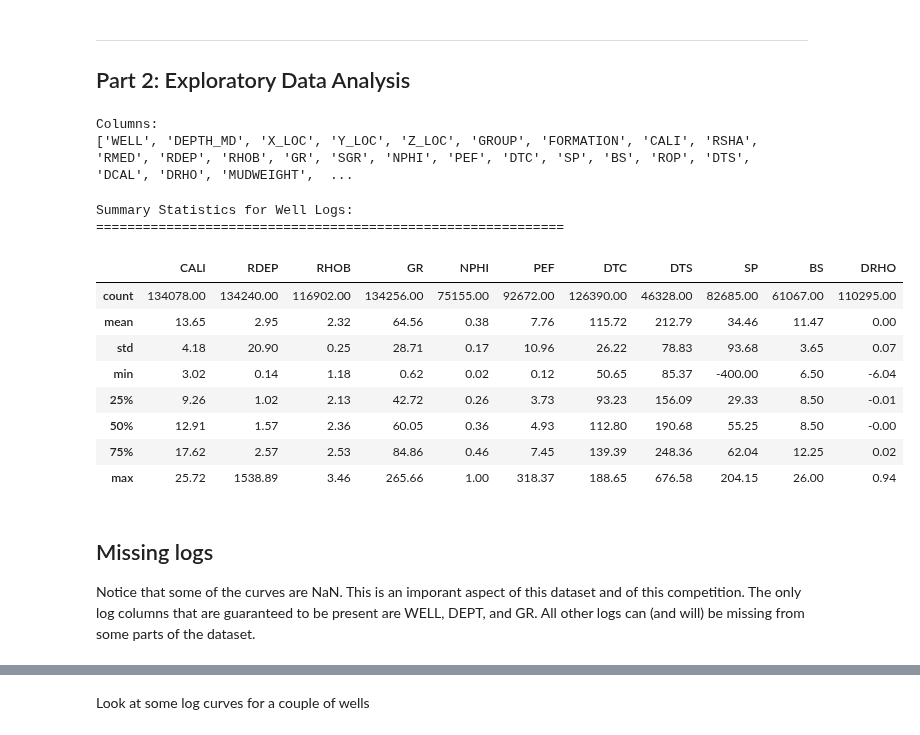
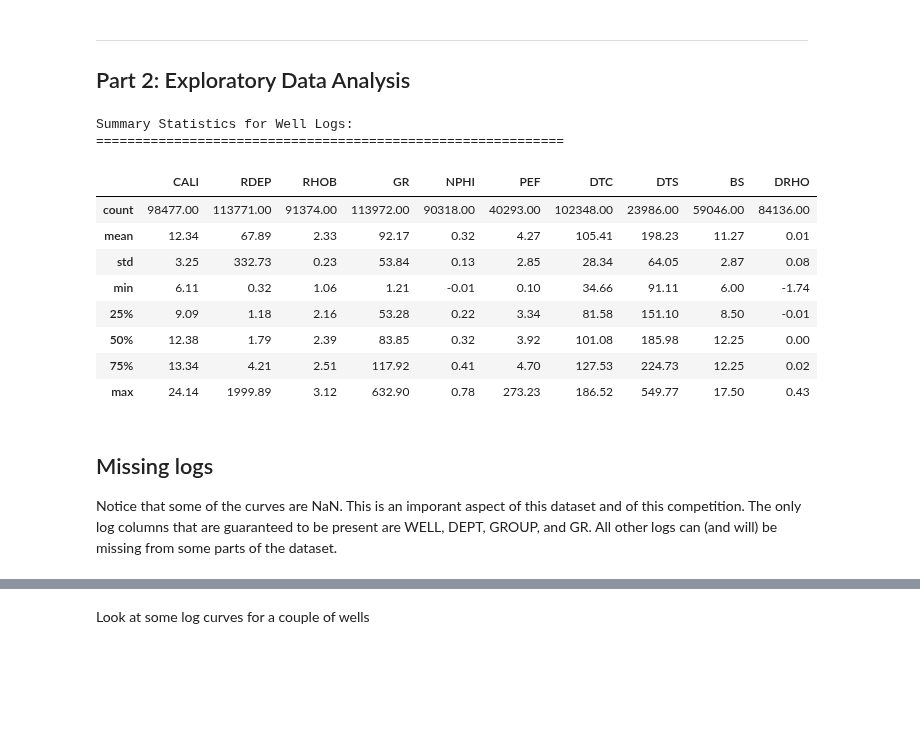
Before and after one commit to smousavi05/Harvard-EPS-210, a Jupyter notebook: EPS210_Lab2.ipynb, the cells around one changed output, grey strips where cells are left out. Saved outputs shown, nothing was run; the diff lists cells and outputs as text; code cells hidden in the pictures; blank space fills up the shorter version.

```diff
--- a/EPS210_Lab2.ipynb
+++ b/EPS210_Lab2.ipynb
@@ -245,37 +254,30 @@ Lithology Distribution:
 ---
 
 ## Part 2: Exploratory Data Analysis
-# %%
-# Available columns
-print("Columns:")
-print(df.columns.tolist())
-# %% [output]
-Columns:
-['WELL', 'DEPTH_MD', 'X_LOC', 'Y_LOC', 'Z_LOC', 'GROUP', 'FORMATION', 'CALI', 'RSHA', 'RMED', 'RDEP', 'RHOB', 'GR', 'SGR', 'NPHI', 'PEF', 'DTC', 'SP', 'BS', 'ROP', 'DTS', 'DCAL', 'DRHO', 'MUDWEIGHT',  ...
 # %%
 # Basic statistics for key well logs
-log_columns = ['CALI', 'RDEP', 'RHOB', 'GR', 'NPHI', 'PEF', 'DTC', 'DTS', 'SP', 'BS', 'DRHO']
+log_columns = ['CALI', 'RDEP', 'RHOB', 'GR', 'NPHI', 'PEF', 'DTC', 'DTS',  'BS', 'DRHO']
 available_logs = [col for col in log_columns if col in df.columns]
 
 print("Summary Statistics for Well Logs:")
 print("="*60)
 df[available_logs].describe().round(2)
 # %% [output]
 Summary Statistics for Well Logs:
 ============================================================
-|  | CALI | RDEP | RHOB | GR | NPHI | PEF | DTC | DTS | SP | BS | DRHO |
-| count | 134078.00 | 134240.00 | 116902.00 | 134256.00 | 75155.00 | 92672.00 | 126390.00 | 46328.00 | 82685.00 | 61067.00 | 110295.00 |
-| mean | 13.65 | 2.95 | 2.32 | 64.56 | 0.38 | 7.76 | 115.72 | 212.79 | 34.46 | 11.47 | 0.00 |
-| std | 4.18 | 20.90 | 0.25 | 28.71 | 0.17 | 10.96 | 26.22 | 78.83 | 93.68 | 3.65 | 0.07 |
-| min | 3.02 | 0.14 | 1.18 | 0.62 | 0.02 | 0.12 | 50.65 | 85.37 | -400.00 | 6.50 | -6.04 |
-| 25% | 9.26 | 1.02 | 2.13 | 42.72 | 0.26 | 3.73 | 93.23 | 156.09 | 29.33 | 8.50 | -0.01 |
-| 50% | 12.91 | 1.57 | 2.36 | 60.05 | 0.36 | 4.93 | 112.80 | 190.68 | 55.25 | 8.50 | -0.00 |
-| 75% | 17.62 | 2.57 | 2.53 | 84.86 | 0.46 | 7.45 | 139.39 | 248.36 | 62.04 | 12.25 | 0.02 |
-| max | 25.72 | 1538.89 | 3.46 | 265.66 | 1.00 | 318.37 | 188.65 | 676.58 | 204.15 | 26.00 | 0.94 |
+|  | CALI | RDEP | RHOB | GR | NPHI | PEF | DTC | DTS | BS | DRHO |
+| count | 98477.00 | 113771.00 | 91374.00 | 113972.00 | 90318.00 | 40293.00 | 102348.00 | 23986.00 | 59046.00 | 84136.00 |
+| mean | 12.34 | 67.89 | 2.33 | 92.17 | 0.32 | 4.27 | 105.41 | 198.23 | 11.27 | 0.01 |
+| std | 3.25 | 332.73 | 0.23 | 53.84 | 0.13 | 2.85 | 28.34 | 64.05 | 2.87 | 0.08 |
+| min | 6.11 | 0.32 | 1.06 | 1.21 | -0.01 | 0.10 | 34.66 | 91.11 | 6.00 | -1.74 |
+| 25% | 9.09 | 1.18 | 2.16 | 53.28 | 0.22 | 3.34 | 81.58 | 151.10 | 8.50 | -0.01 |
+| 50% | 12.38 | 1.79 | 2.39 | 83.85 | 0.32 | 3.92 | 101.08 | 185.98 | 12.25 | 0.00 |
+| 75% | 13.34 | 4.21 | 2.51 | 117.92 | 0.41 | 4.70 | 127.53 | 224.73 | 12.25 | 0.02 |
+| max | 24.14 | 1999.89 | 3.12 | 632.90 | 0.78 | 273.23 | 186.52 | 549.77 | 17.50 | 0.43 |
 # %% [markdown]
 ## Missing logs
 
-Notice that some of the curves are NaN. This is an imporant aspect of this dataset and of this competition. The only log columns that are guaranteed to be present are WELL, DEPT, and GR. All other logs can (and will) be missing from some parts of the dataset.
+Notice that some of the curves are NaN. This is an imporant aspect of this dataset and of this competition. The only log columns that are guaranteed to be present are WELL, DEPT, GROUP, and GR. All other logs can (and will) be missing from some parts of the dataset.
 # %%
 df.isna().any()
 # %% [output]
```
Also changed, not shown: parts of 31 cells of this notebook.
